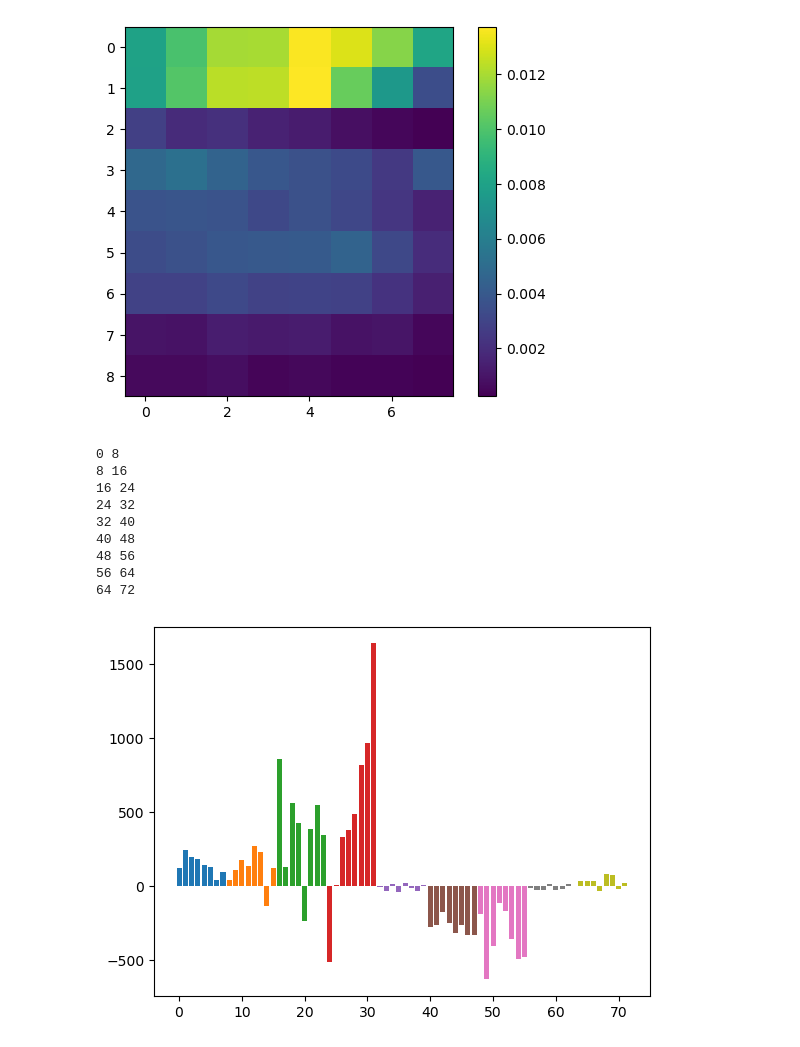
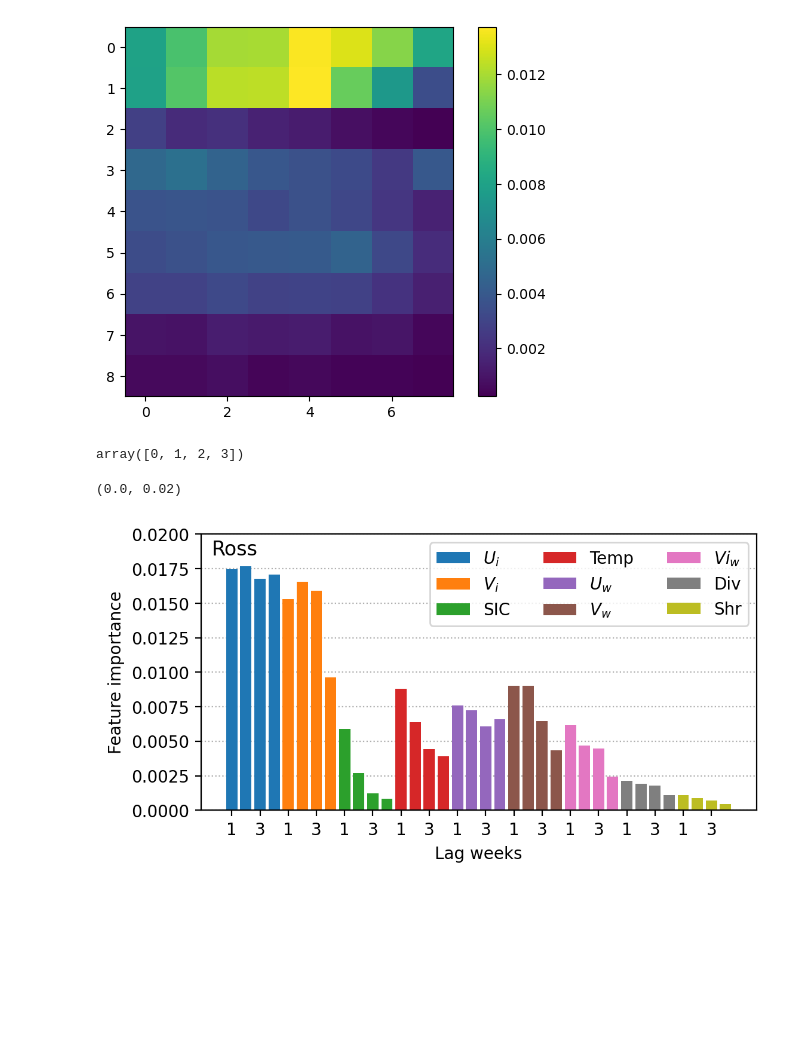
Before and after one commit to YoungHyunKoo/Seaice_topo_DL, a Jupyter notebook: Analyze_Ross.ipynb, the cells around one changed output. Saved outputs shown, nothing was run; the diff lists cells and outputs as text; code cells hidden in the pictures; blank space fills up the shorter version.

```diff
--- a/Analyze_Ross.ipynb
+++ b/Analyze_Ross.ipynb
@@ -69,9 +199,9 @@ for ind in np.arange(20, 40) + 80:
 ### Scatter plot
 # %%
 sector = "Ross"
-laps = 8
+laps = 4
 c = 1
-features, hidden_layers = 128, 2
+features, hidden_layers = 128, 1
 
 files = glob.glob(f'D:\\IS2_topo_DL\\data\\Data_{sector}_*.pkl')
 xx, yy, inputs, outputs = read_grid_input(files, c)
@@ -91,8 +221,10 @@ _, out_channels = val_output.size()
 
 net = MLP(in_channels, out_channels, features, hidden_layers)
 model_name = f"D:\\IS2_topo_DL\\model\\torch_{sector}_c{c}_lap{laps}_mlp_h{hidden_layers}_f{features}.pth"
-device = "cpu"
-# net = nn.DataParallel(net)
+print(model_name)
+
+device = "cuda"
+net = nn.DataParallel(net)
 net.load_state_dict(torch.load(model_name, map_location=device))
 net = net.to(device)
 net.eval()
@@ -340,9 +461,9 @@ for i in range(var_ip):
 ### Scatter plot
 # %%
 sector = "Ross"
-laps = 8
+laps = 4
 c = 1
-features, hidden_layers = 128, 1
+features, hidden_layers =128, 2
 
 files = glob.glob(f'D:\\IS2_topo_DL\\data\\Data_{sector}_*.pkl')
 xx, yy, inputs, outputs = read_grid_input(files, c)
@@ -362,8 +483,10 @@ _, out_channels = val_output.size()
 
 net = LSTM(in_channels, out_channels, laps=laps, features=features, hidden_layers = hidden_layers)
 model_name = f"D:\\IS2_topo_DL\\model\\torch_{sector}_c{c}_lap{laps}_lstm_h{hidden_layers}_f{features}.pth"
-device = "cpu"
-# net = nn.DataParallel(net)
+print(model_name)
+
+device = "cuda"
+net = nn.DataParallel(net)
 net.load_state_dict(torch.load(model_name, map_location=device))
 net = net.to(device)
 net.eval()
@@ -559,19 +703,45 @@ plt.colorbar()
 # %% [output]
 <matplotlib.colorbar.Colorbar at 0x...>
 [figure]
+# %%
+np.arange(i*laps, (i+1)*laps)
+# %% [output]
+array([0, 1, 2, 3])
 # %%
+plt.figure(figsize = (6, 3), dpi = 200)
+
 var_ip = 9
+labels = ["$U_{i}$", "$V_{i}$", "SIC", "Temp", "$U_{w}$", "$V_{w}$", "$Vi_{w}$", "Div", "Shr"]
+
+# grid_input[i, 0, :, :] = grid_u
+# grid_input[i, 1, :, :] = grid_v
+# grid_input[i, 2, :, :] = grid_sic
+# grid_input[i, 3, :, :] = grid_t2m #grid_t2m - 210)/(310 - 210) #Max temp = 320 K, Min temp = 240 K)
+# grid_input[i, 4, :, :] = grid_u10
+# grid_input[i, 5, :, :] = grid_v10
+# grid_input[i, 6, :, :] = grid_i10
+# grid_input[i, 7, :, :] = np.nanmean(div, axis = 0)
+# grid_input[i, 8, :, :] = np.nanmean(shr, axis = 0)
+
+xt = []
+xt_label = []
+
 for i in range(var_ip):
-    print(i*laps, (i+1)*laps)
-    plt.bar(np.arange(i*laps, (i+1)*laps), ig_attr_train_sum[i*laps: (i+1)*laps])
+    # print(i*laps, (i+1)*laps)
+    plt.bar(np.arange(i*laps, (i+1)*laps), importance[i], label = labels[i], zorder = 2)
+    for k, n in enumerate(np.arange(i*laps, (i+1)*laps)):
+        if k % 2 == 0:
+            xt.append(n)
+            xt_label.append(str(k+1))
+    # plt.bar(np.arange(i*laps, (i+1)*laps), ig_attr_train_sum[i*laps: (i+1)*laps])
+
+plt.xticks(xt, xt_label)
+plt.legend(ncol = 3)
+plt.grid(ls = ":", zorder = 0, axis = "y")
+plt.ylabel("Feature importance")
+plt.xlabel("Lag weeks")
+plt.annotate(sector, xy=(0.02, 0.98), xycoords='axes fraction', fontsize=12, ha='left', va='top', zorder = 5)
+plt.ylim(0, 0.02)
 # %% [output]
-0 8
-8 16
-16 24
-24 32
-32 40
-40 48
-48 56
-56 64
-64 72
+(0.0, 0.02)
-[figure, old version]
+[figure, new version]
```
Also changed, not shown: parts of 21 cells of this notebook, 5 other files.
